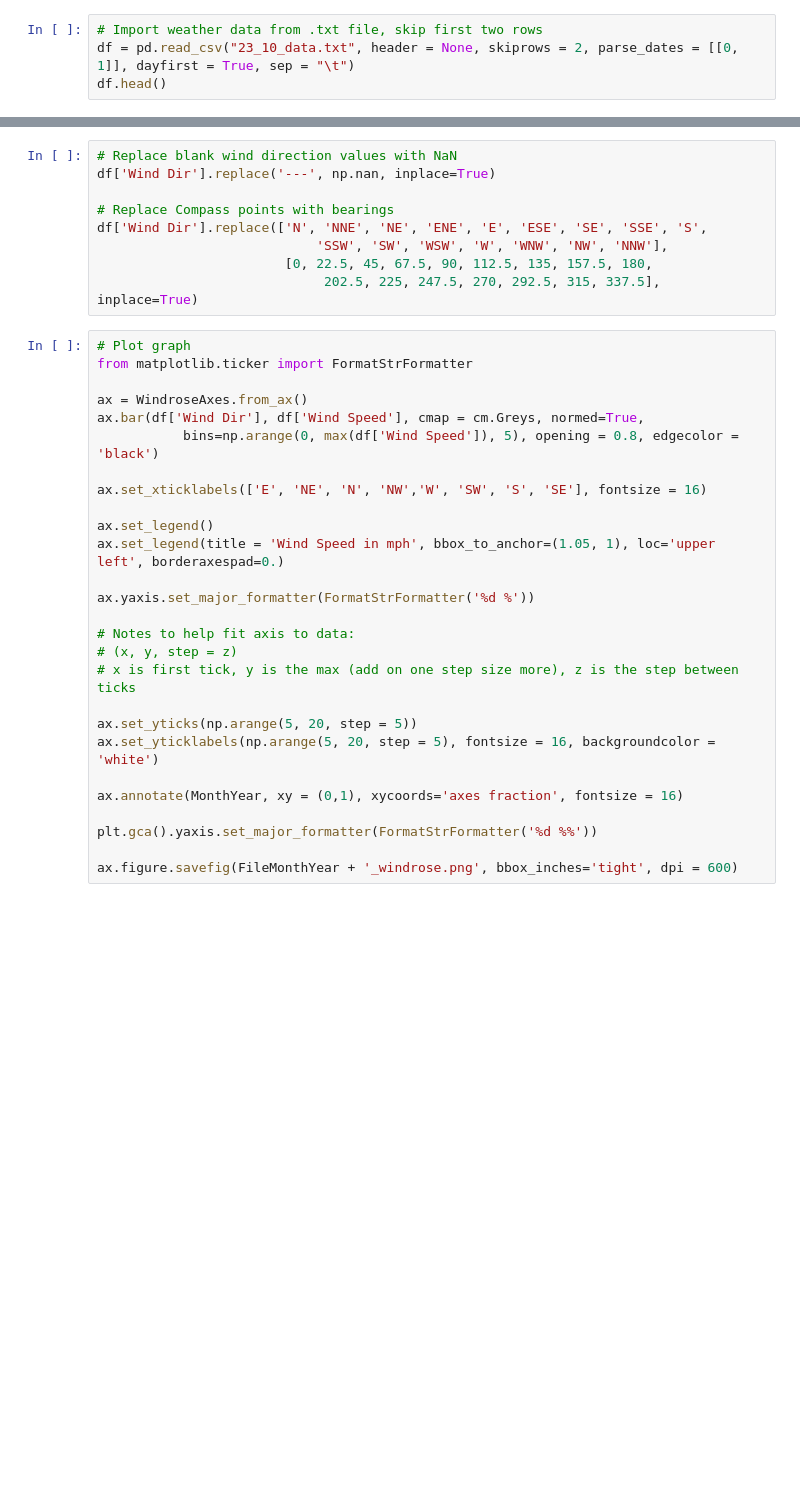
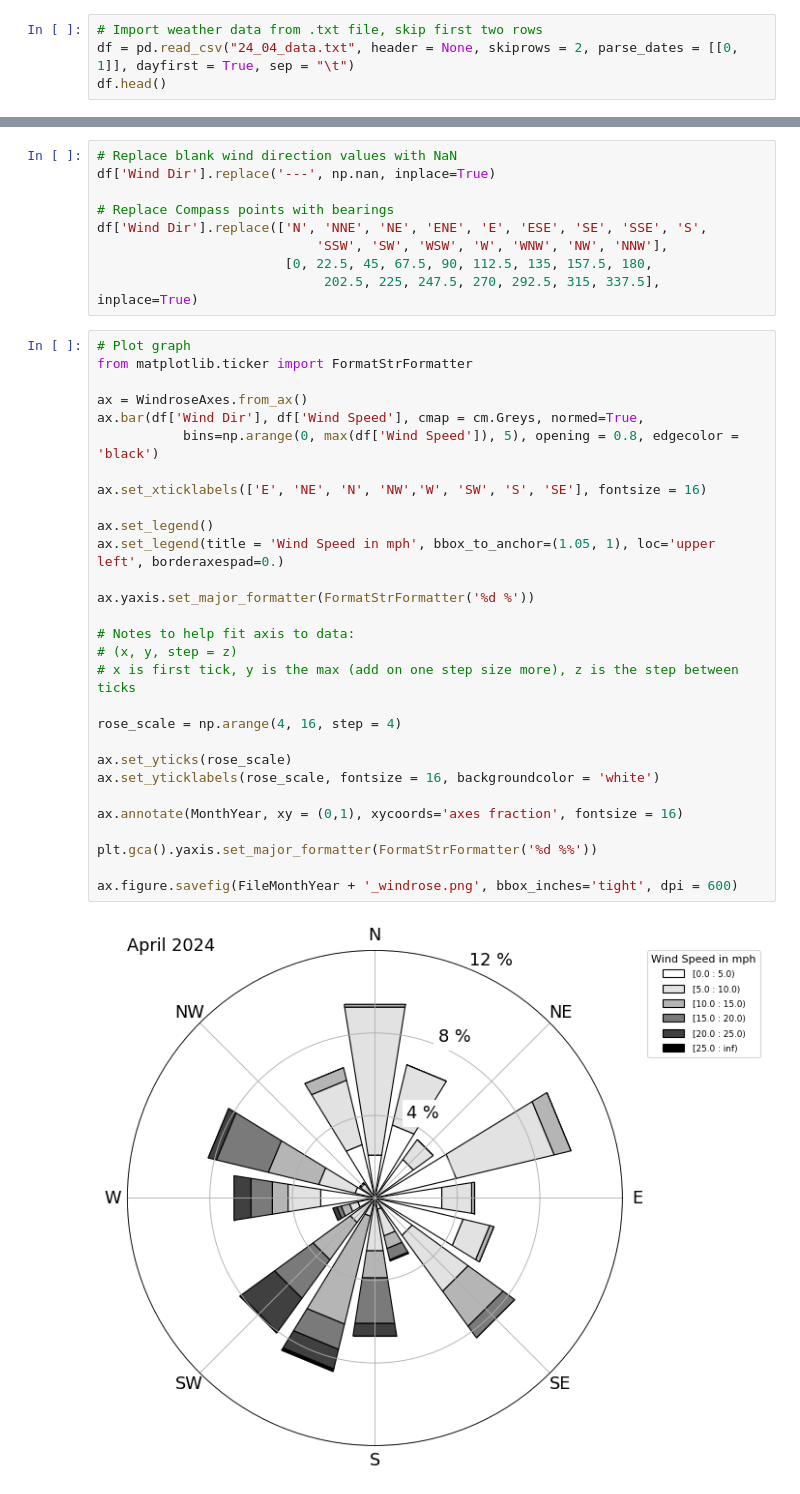
Before and after one commit to mrcrookes/weatherclub, a Jupyter notebook: wind_rose.ipynb, the cells around one changed output, grey strips where cells are left out. Drawn from its saved outputs; the diff is of its cells as text; blank space fills up the shorter version.

```diff
--- a/wind_rose.ipynb
+++ b/wind_rose.ipynb
@@ -7,5 +7,5 @@ import numpy as np
 import seaborn as sns
 # %%
 # Import weather data from .txt file, skip first two rows
-df = pd.read_csv("23_10_data.txt", header = None, skiprows = 2, parse_dates = [[0, 1]], dayfirst = True, sep = "\t")
+df = pd.read_csv("24_04_data.txt", header = None, skiprows = 2, parse_dates = [[0, 1]], dayfirst = True, sep = "\t")
 df.head()
@@ -37,27 +53,31 @@ df['Wind Dir'].replace(['N', 'NNE', 'NE', 'ENE', 'E', 'ESE', 'SE', 'SSE', 'S',
 # %%
 # Plot graph
 from matplotlib.ticker import FormatStrFormatter
 
 ax = WindroseAxes.from_ax()
 ax.bar(df['Wind Dir'], df['Wind Speed'], cmap = cm.Greys, normed=True,
            bins=np.arange(0, max(df['Wind Speed']), 5), opening = 0.8, edgecolor = 'black')
 
 ax.set_xticklabels(['E', 'NE', 'N', 'NW','W', 'SW', 'S', 'SE'], fontsize = 16)
 
 ax.set_legend()
 ax.set_legend(title = 'Wind Speed in mph', bbox_to_anchor=(1.05, 1), loc='upper left', borderaxespad=0.)
 
 ax.yaxis.set_major_formatter(FormatStrFormatter('%d %'))
 
 # Notes to help fit axis to data:
 # (x, y, step = z)
 # x is first tick, y is the max (add on one step size more), z is the step between ticks
 
-ax.set_yticks(np.arange(5, 20, step = 5))
-ax.set_yticklabels(np.arange(5, 20, step = 5), fontsize = 16, backgroundcolor = 'white')
+rose_scale = np.arange(4, 16, step = 4)
+
+ax.set_yticks(rose_scale)
+ax.set_yticklabels(rose_scale, fontsize = 16, backgroundcolor = 'white')
 
 ax.annotate(MonthYear, xy = (0,1), xycoords='axes fraction', fontsize = 16)
 
 plt.gca().yaxis.set_major_formatter(FormatStrFormatter('%d %%'))
 
 ax.figure.savefig(FileMonthYear + '_windrose.png', bbox_inches='tight', dpi = 600)
+# %% [output]
+[figure, added]
```
Also changed, not shown: parts of 2 cells of this notebook, 2 other files.
